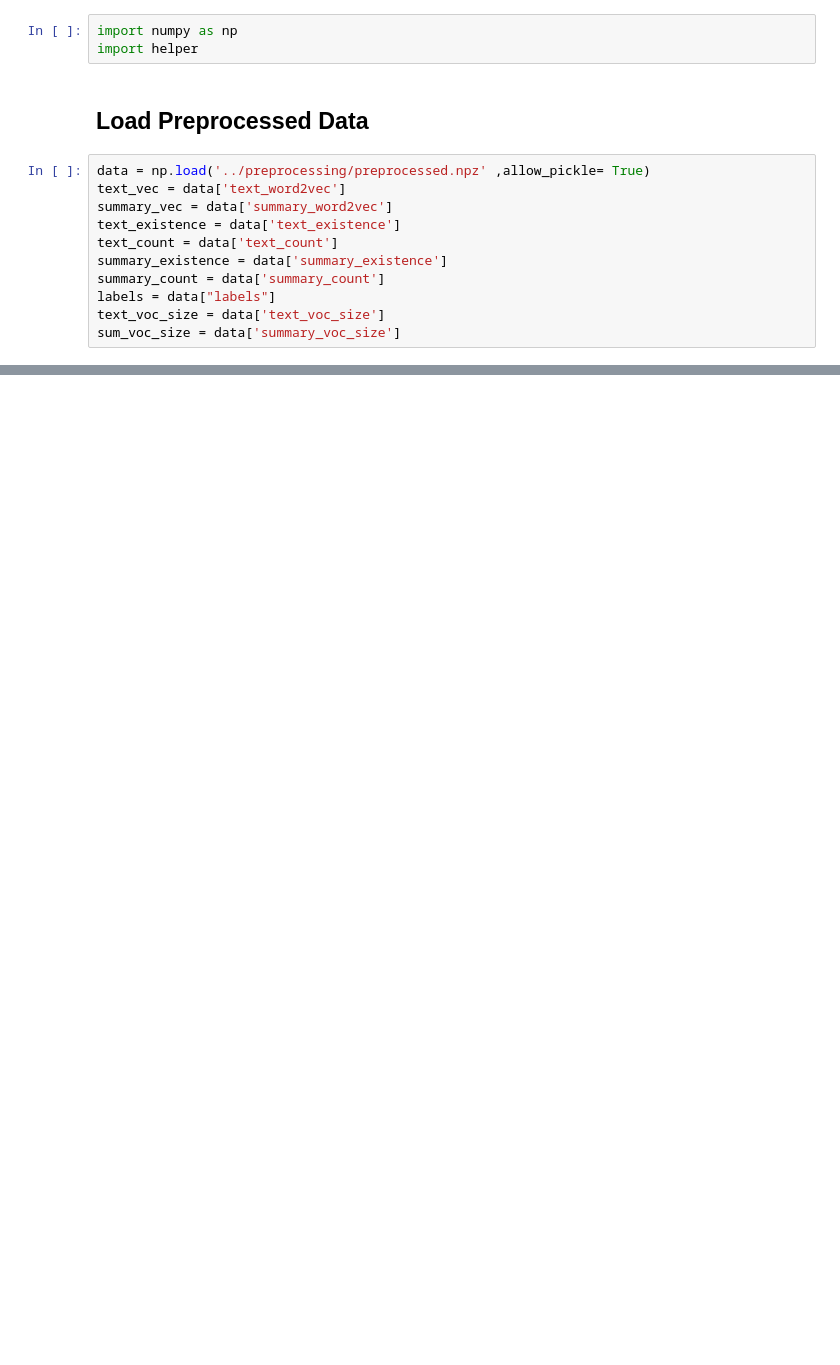
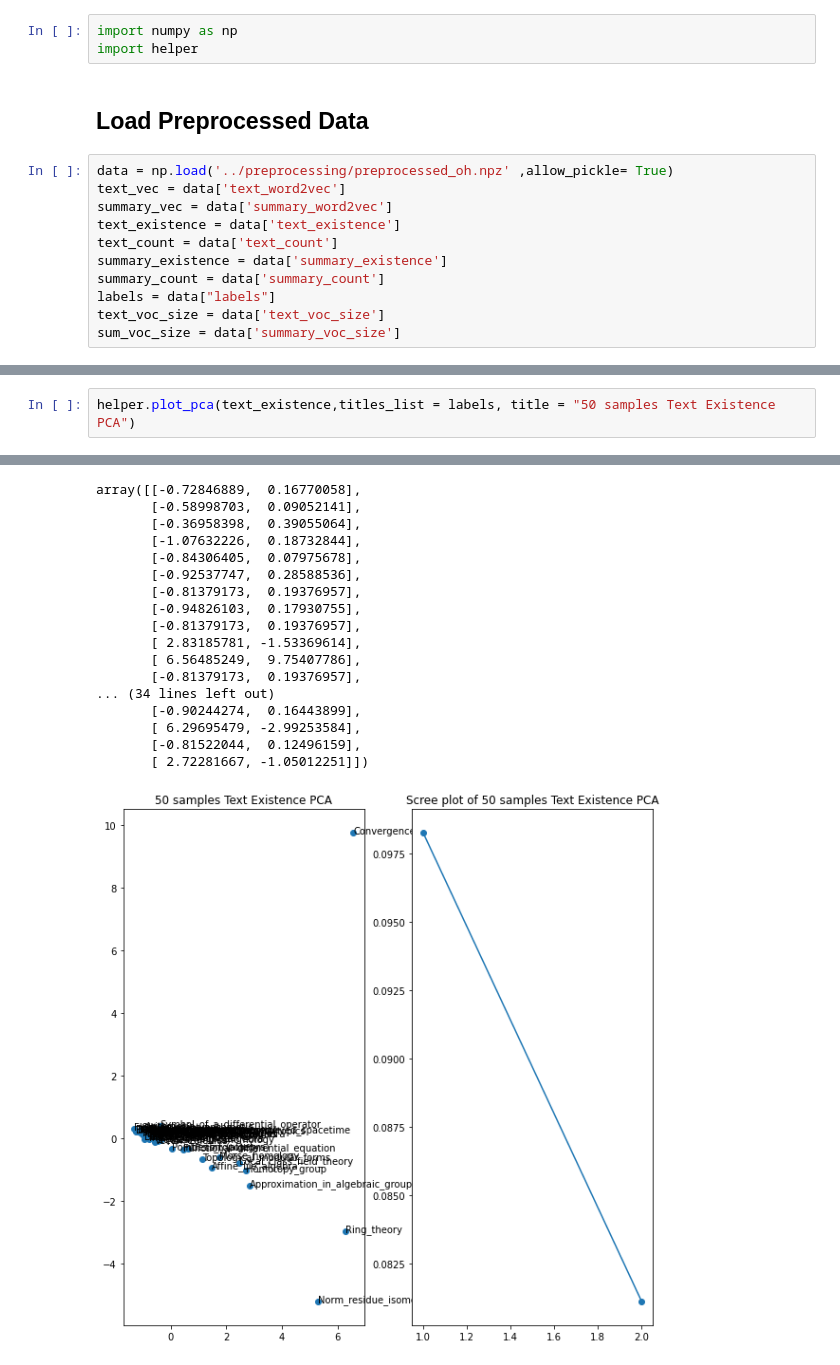
Before and after one commit to yufei118liu/ML-project-new-start, a Jupyter notebook: src/model/model_yao.ipynb, the cells around one changed output, grey strips where cells are left out. Cells and saved outputs as stored; diff of their text form; blank space fills up the shorter version.

Commit message:
helper updated

```diff
--- a/src/model/model_yao.ipynb
+++ b/src/model/model_yao.ipynb
@@ -4,7 +4,7 @@ import helper
 # %% [markdown]
 ## Load Preprocessed Data
 # %%
-data = np.load('../preprocessing/preprocessed.npz' ,allow_pickle= True)
+data = np.load('../preprocessing/preprocessed_oh.npz' ,allow_pickle= True)
 text_vec = data['text_word2vec']
 summary_vec = data['summary_word2vec']
 text_existence = data['text_existence']
@@ -18,0 +24,3 @@ KeyError: 'text_existence is not a file in the archive'
+# %%
+helper.plot_pca(text_existence,titles_list = labels, title = "50 samples Text Existence PCA")
+# %% [output]
@@ -18,0 +29,18 @@ KeyError: 'text_existence is not a file in the archive'
+array([[-0.72846889,  0.16770058],
+       [-0.58998703,  0.09052141],
+       [-0.36958398,  0.39055064],
+       [-1.07632226,  0.18732844],
+       [-0.84306405,  0.07975678],
+       [-0.92537747,  0.28588536],
+       [-0.81379173,  0.19376957],
+       [-0.94826103,  0.17930755],
+       [-0.81379173,  0.19376957],
+       [ 2.83185781, -1.53369614],
+       [ 6.56485249,  9.75407786],
+       [-0.81379173,  0.19376957],
+... (34 lines left out)
+       [-0.90244274,  0.16443899],
+       [ 6.29695479, -2.99253584],
+       [-0.81522044,  0.12496159],
+       [ 2.72281667, -1.05012251]])
+[figure, added]
```
Also changed, not shown: parts of 10 cells of this notebook, 6 other files.
